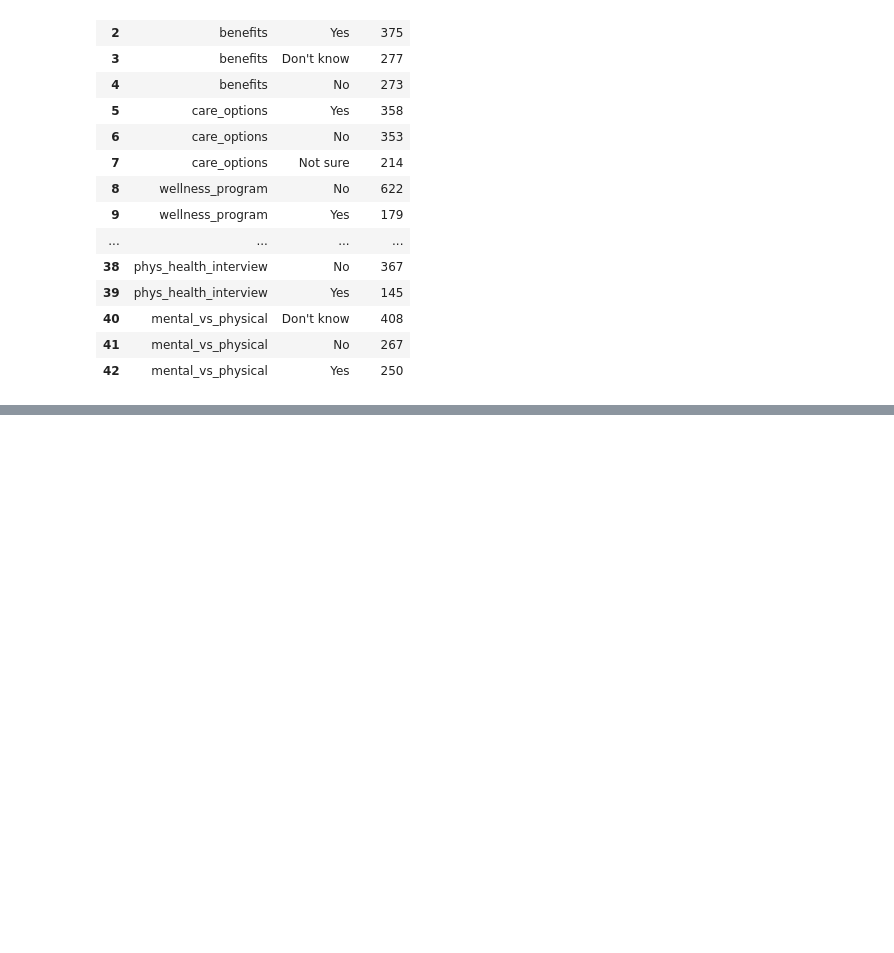
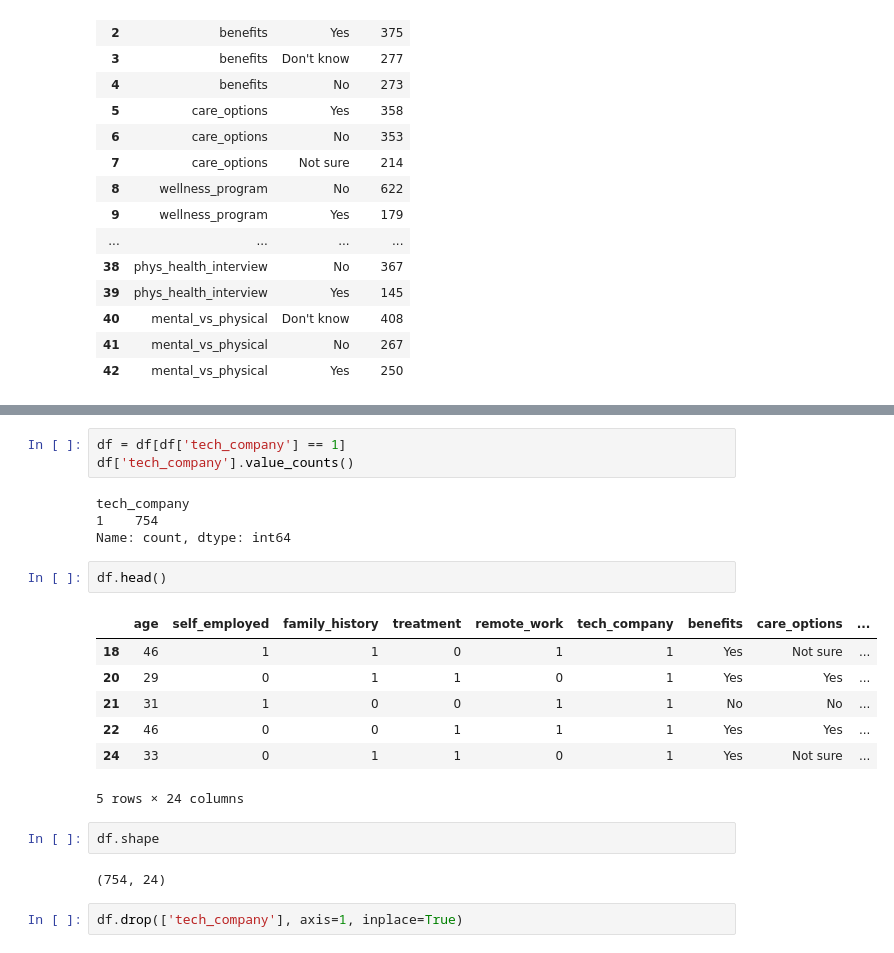
Before and after one commit to denizdagli/mental-health, a Jupyter notebook: dataAnalysis.ipynb, the cells around one changed output, grey strips where cells are left out. Saved outputs shown, nothing was run; the diff lists cells and outputs as text; blank space fills up the shorter version.

```diff
--- a/dataAnalysis.ipynb
+++ b/dataAnalysis.ipynb
@@ -796,0 +810,23 @@ unique_values_df
+# %%
+df = df[df['tech_company'] == 1]
+df['tech_company'].value_counts()
+# %% [output]
+tech_company
+1    754
+Name: count, dtype: int64
+# %%
+df.head()
+# %% [output]
+|  | age | self_employed | family_history | treatment | remote_work | tech_company | benefits | care_options | ... |
+| 18 | 46 | 1 | 1 | 0 | 1 | 1 | Yes | Not sure | ... |
+| 20 | 29 | 0 | 1 | 1 | 0 | 1 | Yes | Yes | ... |
+| 21 | 31 | 1 | 0 | 0 | 1 | 1 | No | No | ... |
+| 22 | 46 | 0 | 0 | 1 | 1 | 1 | Yes | Yes | ... |
+| 24 | 33 | 0 | 1 | 1 | 0 | 1 | Yes | Not sure | ... |
+5 rows × 24 columns
+# %%
+df.shape
+# %% [output]
+(754, 24)
+# %%
+df.drop(['tech_company'], axis=1, inplace=True)
```
Also changed, not shown: parts of 49 cells of this notebook, 5 other files.
